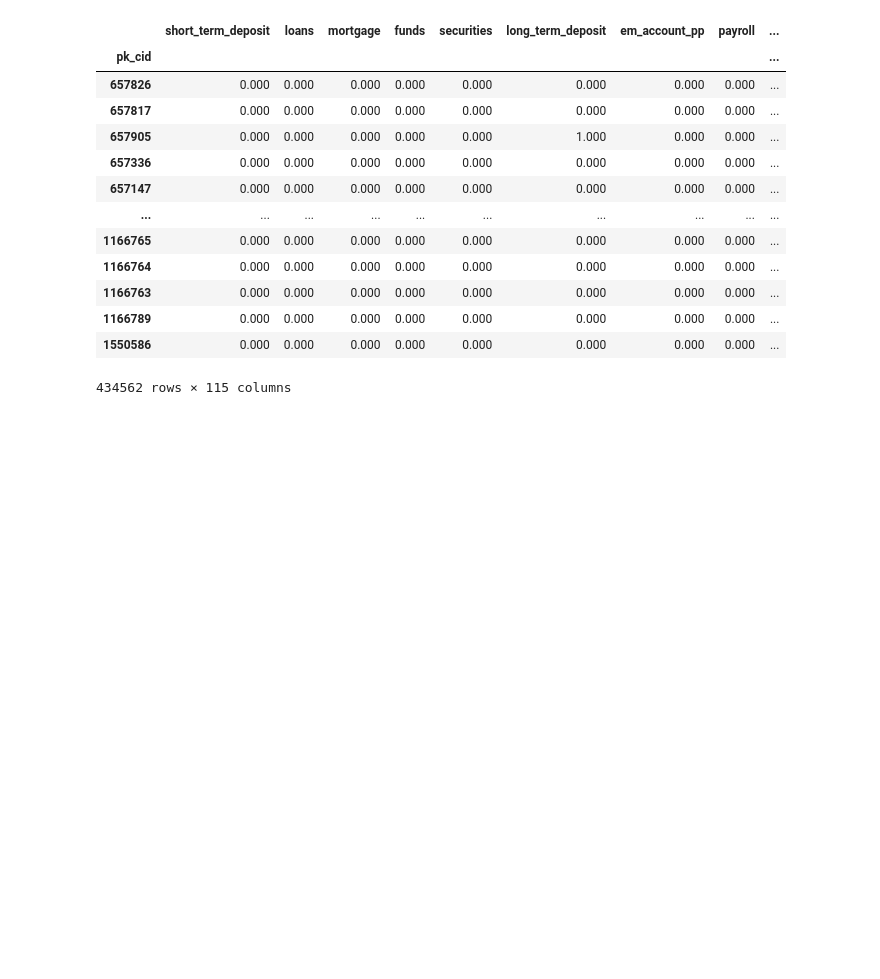
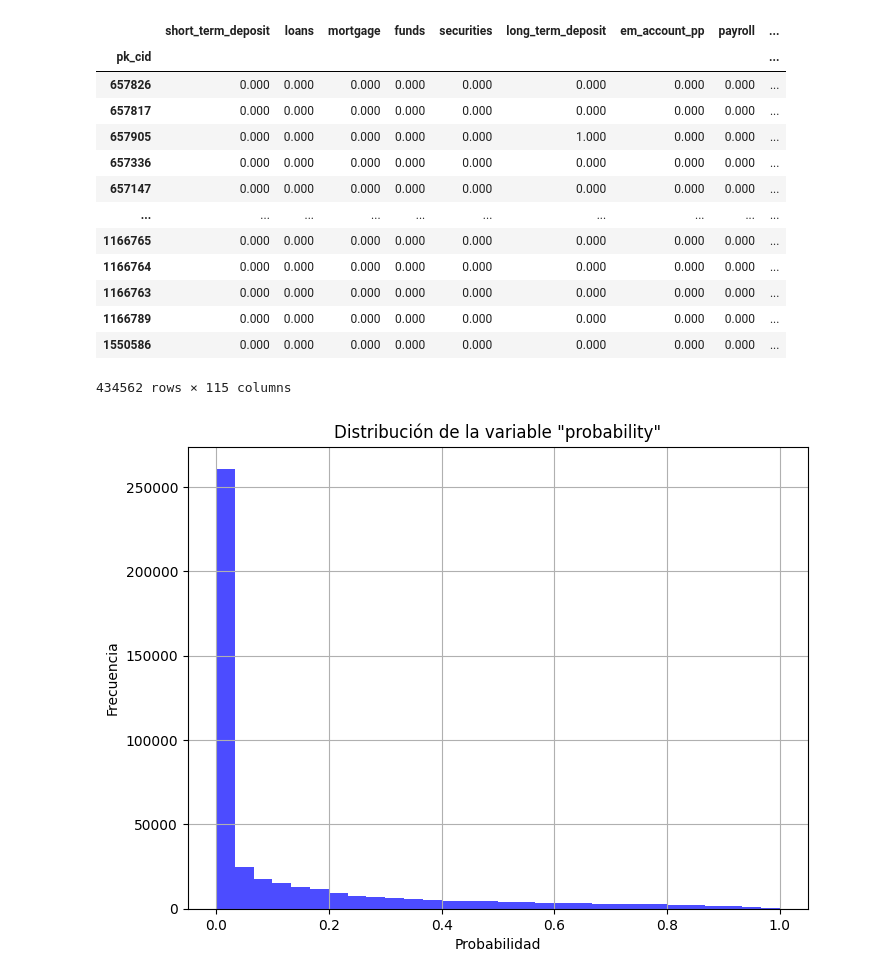
Before and after one commit to jascicz/easy_money_Project, a Jupyter notebook: Tarea_3_Recomendación/Recomendacion_credit_card.ipynb, the cells around one changed output. Cells and saved outputs as stored; diff of their text form; code cells hidden in the pictures; blank space fills up the shorter version.

```diff
--- a/Tarea_3_Recomendación/Recomendacion_credit_card.ipynb
+++ b/Tarea_3_Recomendación/Recomendacion_credit_card.ipynb
@@ -381,3 +399,14 @@ probabilities_no_credit_card = xgb_model.predict_proba(X_no_credit_card_processe
 # %%
 # Agregar las probabilidades al DataFrame original
 df_customers_no_credit_card['probability'] = probabilities_no_credit_card
+# %%
+# Graficamos la distribución
+plt.figure(figsize=(8,6))
+plt.hist(data= df_customers_no_credit_card, x='probability', bins=30, color='blue', alpha=0.7)
+plt.title('Distribución de la variable "probability"')
+plt.xlabel('Probabilidad')
+plt.ylabel('Frecuencia')
+plt.grid(True)
+plt.show()
+# %% [output]
+[figure, added]
```
Also changed, not shown: parts of 13 cells of this notebook.
